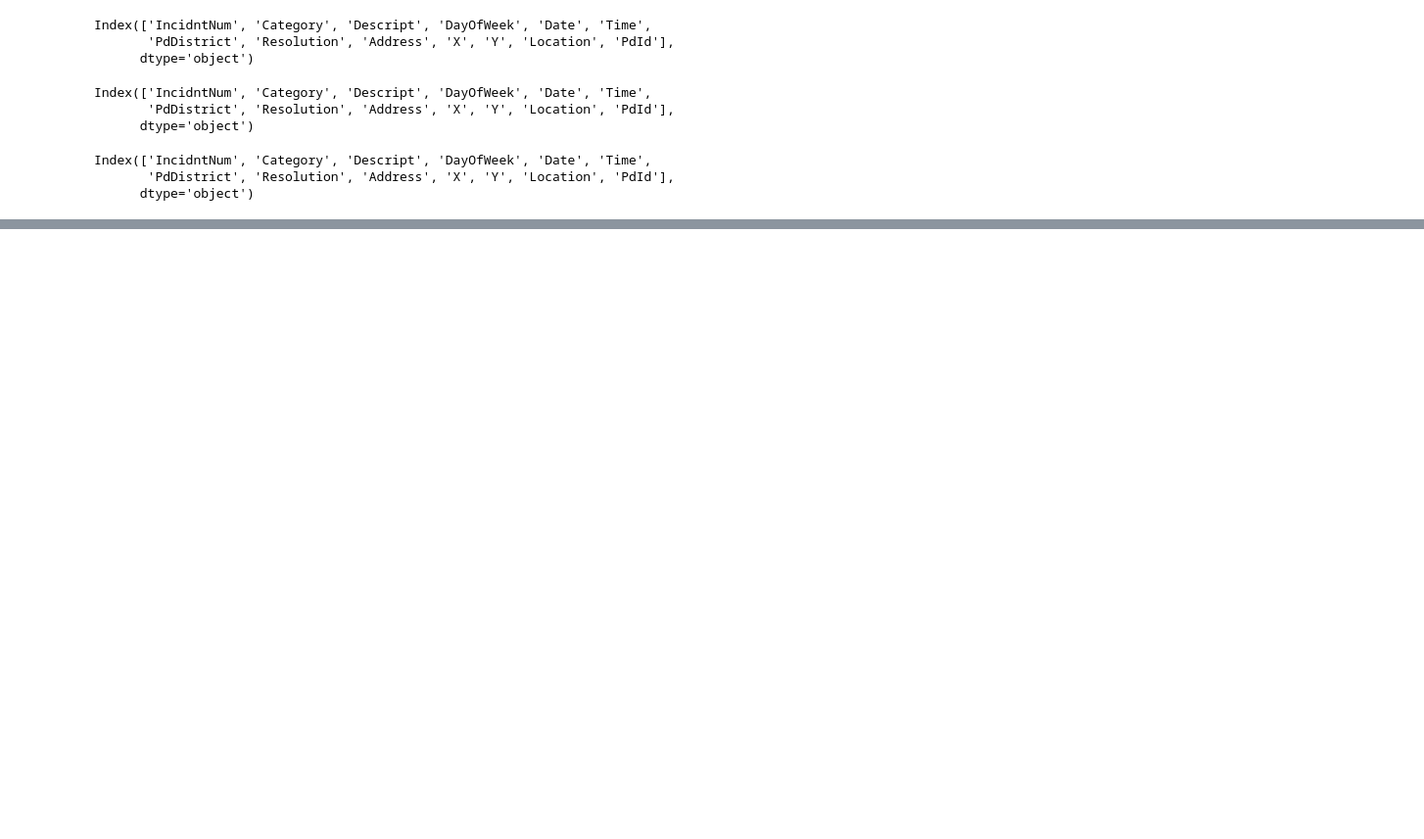
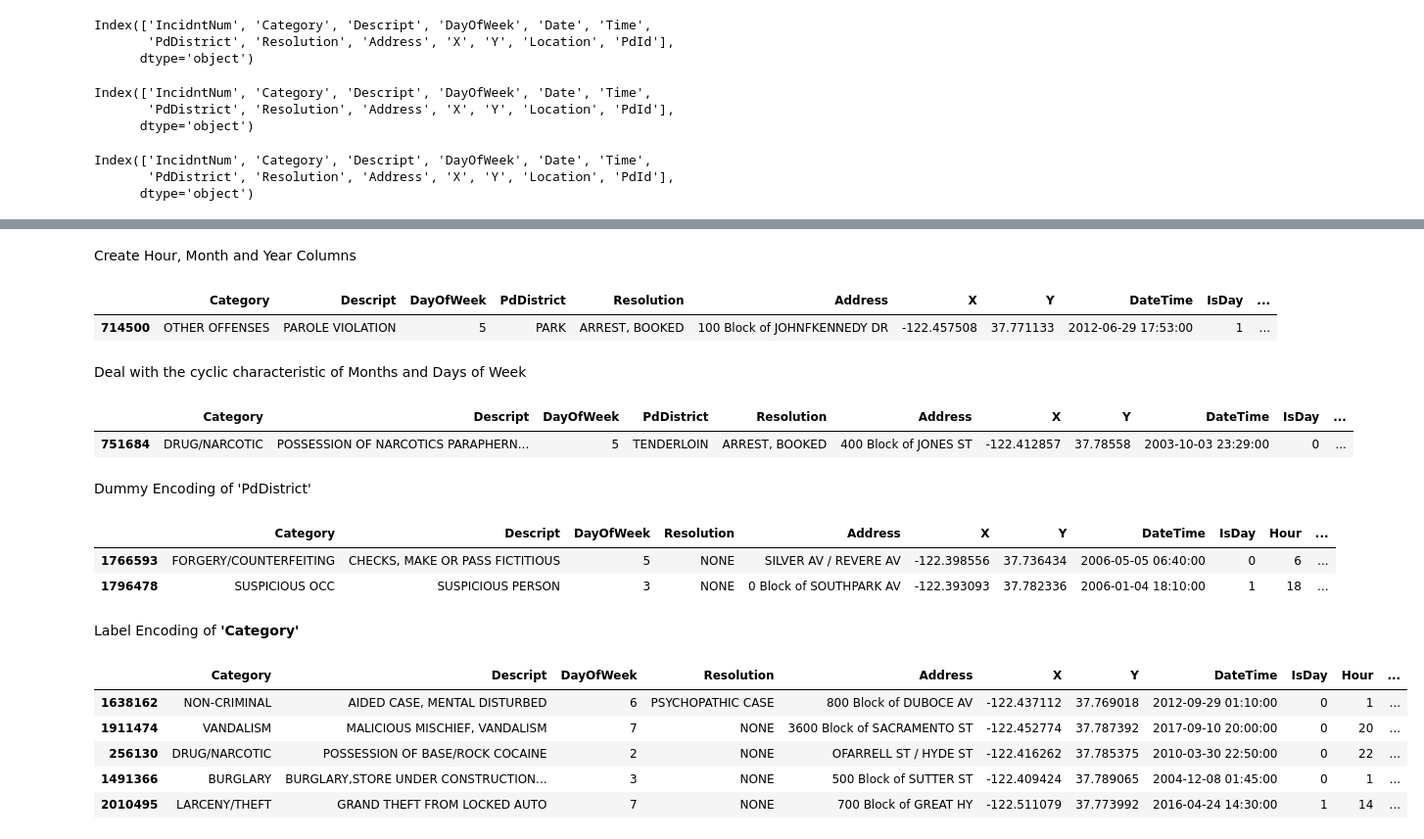
Before and after one commit to gandalf1819/SF-Opioid-Crisis, a Jupyter notebook: SF_drug_xgboost.ipynb, the cells around one changed output, grey strips where cells are left out. Shown at 98% size. Saved outputs shown, nothing was run; the diff lists cells and outputs as text; code cells hidden in the pictures; blank space fills up the shorter version.

```diff
--- a/SF_drug_xgboost.ipynb
+++ b/SF_drug_xgboost.ipynb
@@ -59,0 +85,7 @@ test_df=test_df.drop(['IncidntNum', 'PdId', 'days', 'Location'], axis=1)
+# %%
+train_df['IsDay'] = 0
+train_df.loc[ (train_df.DateTime.dt.hour > 6) & (train_df.DateTime.dt.hour < 20), 'IsDay' ] = 1
+test_df['IsDay'] = 0
+test_df.loc[ (test_df.DateTime.dt.hour > 6) & (test_df.DateTime.dt.hour < 20), 'IsDay' ] = 1
+
+train_df.sample(3)
@@ -59,0 +119,59 @@ test_df=test_df.drop(['IncidntNum', 'PdId', 'days', 'Location'], axis=1)
+# %% [markdown]
+Create Hour, Month and Year Columns
+# %%
+train_df['Hour'] = train_df.DateTime.dt.hour
+train_df['Month'] = train_df.DateTime.dt.month
+train_df['Year'] = train_df.DateTime.dt.year
+train_df['Year'] = train_df['Year'] - 2000 # The Algorithm doesn't know the difference
+
+test_df['Hour'] = test_df.DateTime.dt.hour
+test_df['Month'] = test_df.DateTime.dt.month
+test_df['Year'] = test_df.DateTime.dt.year
+test_df['Year'] = test_df['Year'] - 2000 # The Algorithm doesn't know the difference
+
+train_df.sample(1)
+# %% [output]
+|  | Category | Descript | DayOfWeek | PdDistrict | Resolution | Address | X | Y | DateTime | IsDay | ... |
+| 714500 | OTHER OFFENSES | PAROLE VIOLATION | 5 | PARK | ARREST, BOOKED | 100 Block of JOHNFKENNEDY DR | -122.457508 | 37.771133 | 2012-06-29 17:53:00 | 1 | ... |
+# %% [markdown]
+
+Deal with the cyclic characteristic of Months and Days of Week
+# %%
+train_df['HourCos'] = np.cos((train_df['Hour']*2*np.pi)/24 )
+train_df['DayOfWeekCos'] = np.cos((train_df['DayOfWeek']*2*np.pi)/7 )
+train_df['MonthCos'] = np.cos((train_df['Month']*2*np.pi)/12 )
+
+test_df['HourCos'] = np.cos((test_df['Hour']*2*np.pi)/24 )
+test_df['DayOfWeekCos'] = np.cos((test_df['DayOfWeek']*2*np.pi)/7 )
+test_df['MonthCos'] = np.cos((test_df['Month']*2*np.pi)/12 )
+
+train_df.sample(1)
+# %% [output]
+|  | Category | Descript | DayOfWeek | PdDistrict | Resolution | Address | X | Y | DateTime | IsDay | ... |
+| 751684 | DRUG/NARCOTIC | POSSESSION OF NARCOTICS PARAPHERN... | 5 | TENDERLOIN | ARREST, BOOKED | 400 Block of JONES ST | -122.412857 | 37.78558 | 2003-10-03 23:29:00 | 0 | ... |
+# %% [markdown]
+
+Dummy Encoding of 'PdDistrict'
+# %%
+train_df = pd.get_dummies(train_df, columns=['PdDistrict'])
+test_df  = pd.get_dummies(test_df,  columns=['PdDistrict'])
+train_df.sample(2)
+# %% [output]
+|  | Category | Descript | DayOfWeek | Resolution | Address | X | Y | DateTime | IsDay | Hour | ... |
+| 1766593 | FORGERY/COUNTERFEITING | CHECKS, MAKE OR PASS FICTITIOUS | 5 | NONE | SILVER AV / REVERE AV | -122.398556 | 37.736434 | 2006-05-05 06:40:00 | 0 | 6 | ... |
+| 1796478 | SUSPICIOUS OCC | SUSPICIOUS PERSON | 3 | NONE | 0 Block of SOUTHPARK AV | -122.393093 | 37.782336 | 2006-01-04 18:10:00 | 1 | 18 | ... |
+# %% [markdown]
+Label Encoding of **'Category'**
+# %%
+from sklearn.preprocessing import LabelEncoder
+
+cat_le = LabelEncoder()
+train_df['CategoryInt'] = pd.Series(cat_le.fit_transform(train_df.Category))
+train_df.sample(5)
+# %% [output]
+|  | Category | Descript | DayOfWeek | Resolution | Address | X | Y | DateTime | IsDay | Hour | ... |
+| 1638162 | NON-CRIMINAL | AIDED CASE, MENTAL DISTURBED | 6 | PSYCHOPATHIC CASE | 800 Block of DUBOCE AV | -122.437112 | 37.769018 | 2012-09-29 01:10:00 | 0 | 1 | ... |
+| 1911474 | VANDALISM | MALICIOUS MISCHIEF, VANDALISM | 7 | NONE | 3600 Block of SACRAMENTO ST | -122.452774 | 37.787392 | 2017-09-10 20:00:00 | 0 | 20 | ... |
+| 256130 | DRUG/NARCOTIC | POSSESSION OF BASE/ROCK COCAINE | 2 | NONE | OFARRELL ST / HYDE ST | -122.416262 | 37.785375 | 2010-03-30 22:50:00 | 0 | 22 | ... |
+| 1491366 | BURGLARY | BURGLARY,STORE UNDER CONSTRUCTION... | 3 | NONE | 500 Block of SUTTER ST | -122.409424 | 37.789065 | 2004-12-08 01:45:00 | 0 | 1 | ... |
+| 2010495 | LARCENY/THEFT | GRAND THEFT FROM LOCKED AUTO | 7 | NONE | 700 Block of GREAT HY | -122.511079 | 37.773992 | 2016-04-24 14:30:00 | 1 | 14 | ... |
```
Also changed, not shown: parts of 30 cells of this notebook.
